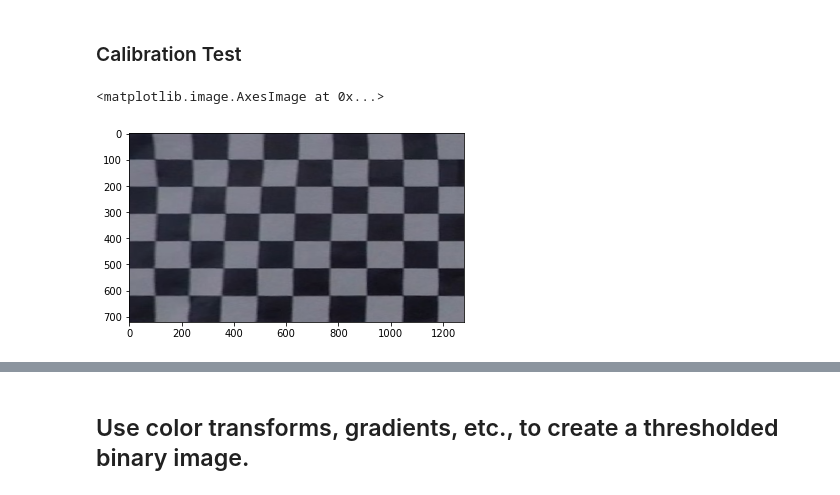
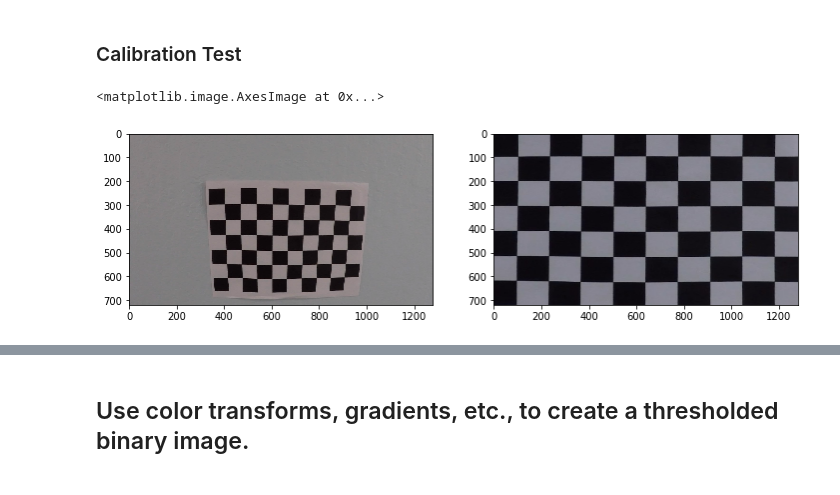
Before and after one commit to kmiya/CarND-Advanced-Lane-Lines, a Jupyter notebook: Lane_line.ipynb, the cells around one changed output, grey strips where cells are left out. Cells and saved outputs as stored; diff of their text form; code cells hidden in the pictures.

Commit message:
add sample images and minor update

```diff
--- a/Lane_line.ipynb
+++ b/Lane_line.ipynb
@@ -103,15 +103,18 @@ if not ret:
 # %%
 import matplotlib.image as mpimg
 %matplotlib inline
 
 nx, ny = 9, 6
 
-cal_test_img = cv2.imread('./camera_cal/calibration11.jpg')
+cal_test_img = cv2.imread('./camera_cal/calibration17.jpg')
 cal_warped, cal_M = corners_unwarp(cal_test_img, nx, ny, mtx, dist)
 output_image_path = './output_images/cal_test.png'
 cv2.imwrite(output_image_path, cal_warped)
-
+plt.figure(figsize=(12,12))
+plt.subplot(1,2,1)
+plt.imshow(cal_test_img)
+plt.subplot(1,2,2)
 plt.imshow(mpimg.imread(output_image_path))
 # %% [output]
 <matplotlib.image.AxesImage at 0x...>
-[figure, old version]
+[figure, new version]
```
Also changed, not shown: parts of 13 cells of this notebook, 15 other files.
